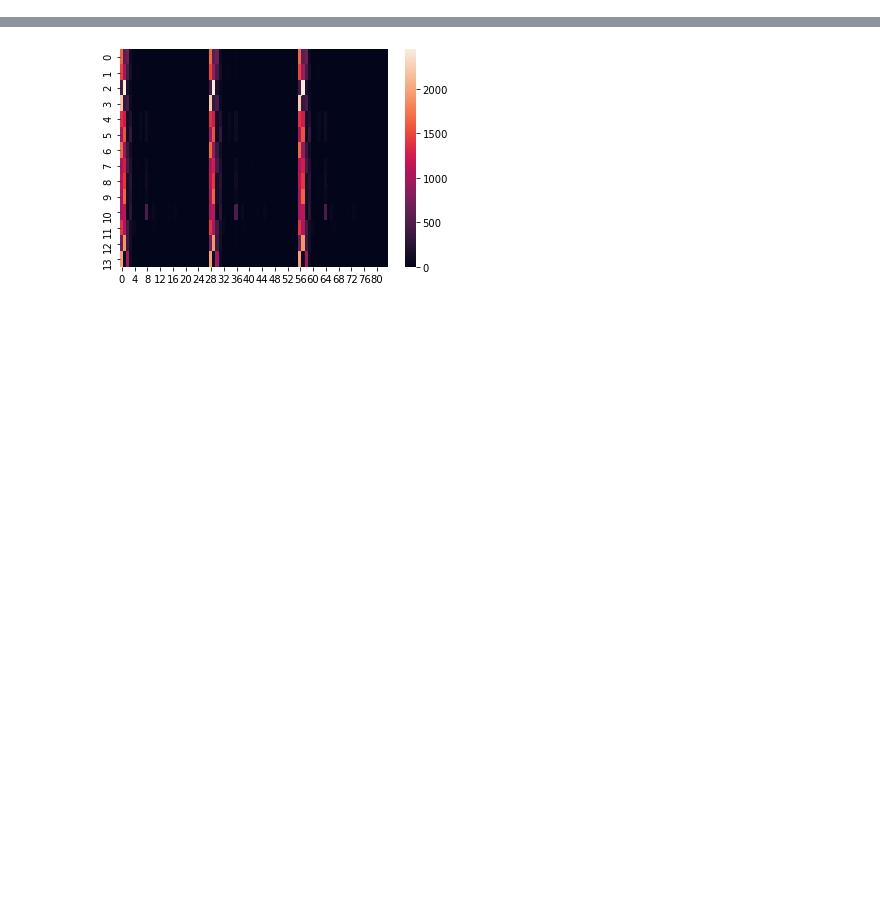
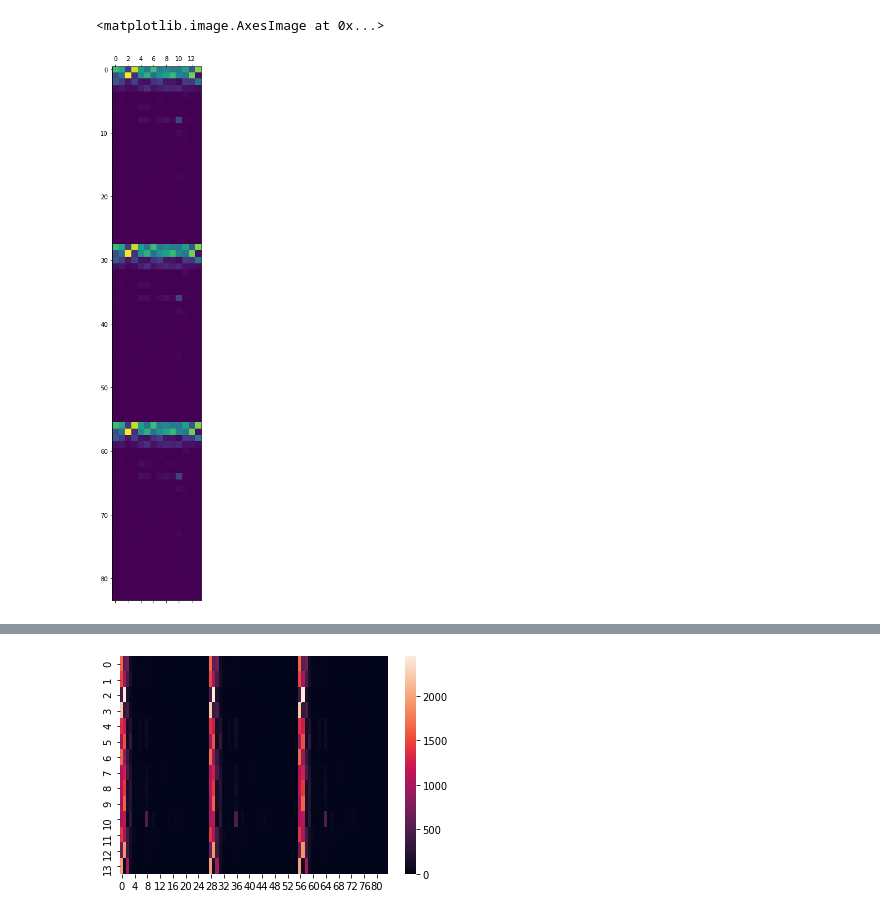
Before and after one commit to mmartelat/vdb_joha_marie, a Jupyter notebook: projetVdb.ipynb, the cells around one changed output, grey strips where cells are left out. Saved outputs shown, nothing was run; the diff lists cells and outputs as text; code cells hidden in the pictures; blank space fills up the shorter version.

```diff
--- a/projetVdb.ipynb
+++ b/projetVdb.ipynb
@@ -426,4 +440,27 @@ plt.matshow(mat)
 [figure]
+# %%
+##Test B heatmap
+localisation = ["door_in_1","door_in_2", "faucet_handle_1",
+                "faucet_handle_2", "sink_floor_1", "sink_floor_2",
+               "soap_dispenser_1", "stall_in_1", "toilet_floor_1",
+               "toilet_floor_2", "toilet_flush_handle_1",
+               "toilet_flush_handle_2", "toilet_seat_1", "toilet_seat_2"]
+dfsub = df2.loc[df2['Nvx_taxo'] == "phylum"]
+dfsub_nb = dfphylum.loc[:,dfsub.columns.isin(localisation)]
+dfsub_nb.shape
+
+matB = pandas.DataFrame.to_numpy(dfsub_nb)
+matB.shape # ok: (84, 14) for phylum
+#print([type(matB), type(matB[0][0])])  #  [<class 'numpy.ndarray'>, <class 'str'>]
+#transorm to integers:
+matB_int = matB.astype(np.float)
+plt.matshow(matB_int)
+
+# la dataframe pandas il faut aussi la reconstruire
+# pour faire disparaitre les triplicats.
+# %% [output]
+<matplotlib.image.AxesImage at 0x...>
+[figure, added]
 # %%
 import matplotlib.pyplot as plt
 
```
Also changed, not shown: parts of 6 cells of this notebook.
